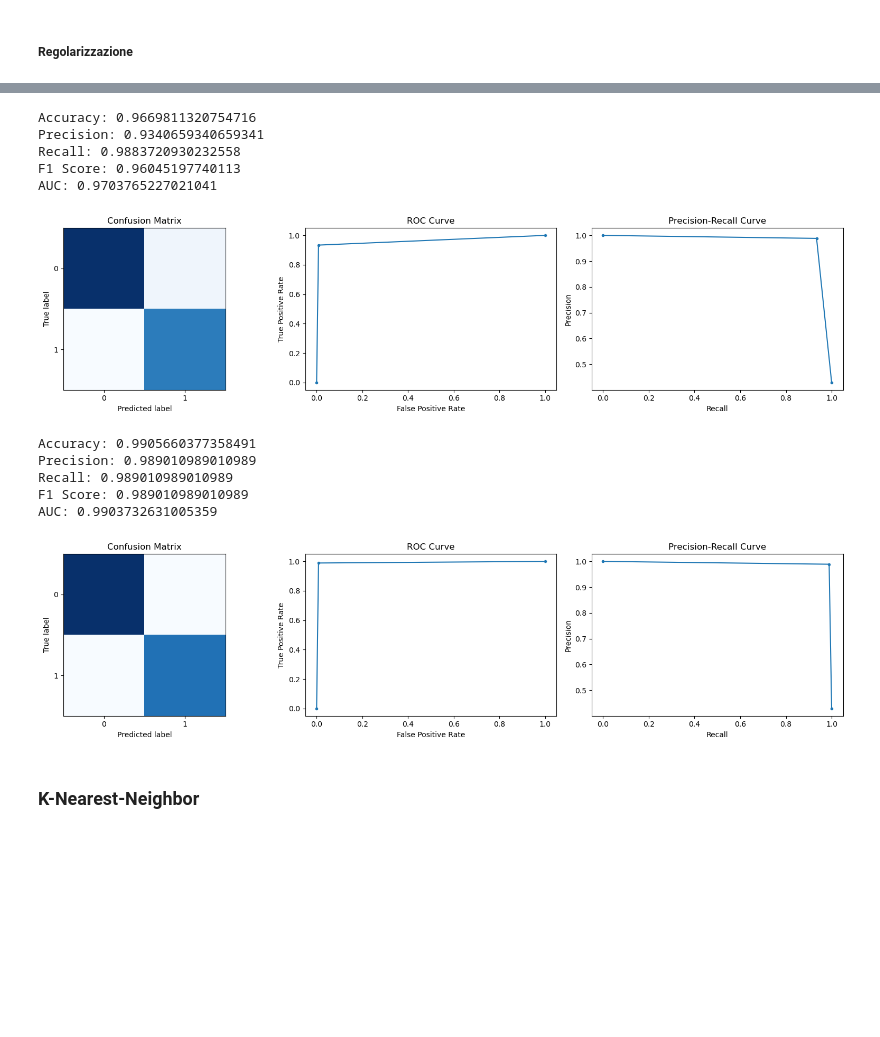
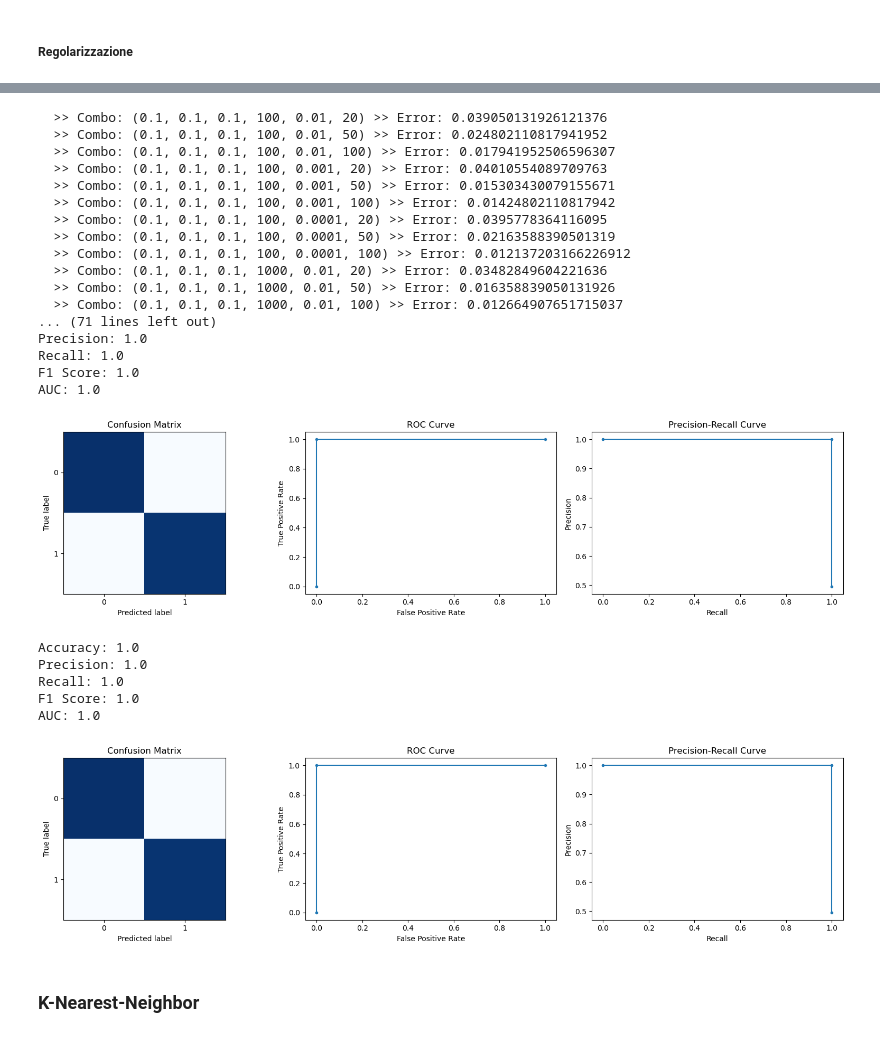
Before and after one commit to alepot55/Predicting-Obesity, a Jupyter notebook: hw1.ipynb, the cells around one changed output, grey strips where cells are left out. Drawn from its saved outputs; the diff is of its cells as text; code cells hidden in the pictures; blank space fills up the shorter version.

```diff
--- a/hw1.ipynb
+++ b/hw1.ipynb
@@ -372,10 +372,16 @@ def grid_search(x, y, model_class, model_params, k, loss, verbose):  # Grid sear
 
         # Stampa il progresso
         if verbose:
-            print(f"Combo: {combo}, Error: {error}")
+            print(f"  >> Combo: {combo} >> Error: {error}")
 
     # Trova la combinazione di parametri con l'errore minore
-    return combinations[np.argmin(errors)]
+    combo_optim = combinations[np.argmin(errors)]
+
+    # Stampa i parametri ottimali
+    if verbose:
+            print(f"  => Optimal combo: {combo_optim} >>")
+
+    return combo_optim
 
 def model_selection(model_class, model_params, mode, k=5, loss=mean_squared_error, bins=-1, verbose=False, standardization=False,):  # Model selection tramite k-fold cross validation
 
@@ -1318,41 +1440,53 @@ AUC: 0.9903732631005359
 # %%
 # Valutazione del modello di regressione logistica stocastica con regolarizzazione L1 + L2
 
 model_params = {
     "lambda1": [0.1],
     "lambda2": [0.1],
-    "alpha": [0.1],
-    "num_iterations": [10000],
-    "cutoff": [0.001],
-    "batch": [20]
+    "alpha": [0.1, 0.01, 0.001],
+    "num_iterations": [100, 1000, 10000],
+    "cutoff": [0.01, 0.001, 0.0001],
+    "batch": [20, 50, 100],
 }
 
-optim_params["Logistic Regression GD"], classification_results["Logistic Regression GD"] = model_selection(MyLogisticRegressor, model_params, standardization=True, mode="classification")
+optim_params["Logistic Regression GD"], classification_results["Logistic Regression GD"] = model_selection(MyLogisticRegressor, model_params, standardization=True, mode="classification", verbose=True)
 
 # Il modello di sklearn
 
 from sklearn.linear_model import LogisticRegression
 
 max_iter = optim_params["Logistic Regression GD"]["num_iterations"]
 tol = optim_params["Logistic Regression GD"]["cutoff"]
 li_ratio = optim_params["Logistic Regression GD"]["lambda1"] / optim_params["Logistic Regression GD"]["lambda1"] + optim_params["Logistic Regression GD"]["lambda2"]
 
 model = LogisticRegression(max_iter=max_iter, tol=tol, solver="saga", penalty="elasticnet", l1_ratio=l1_ratio)
 
 sklearn_results(model, "classification", standardization=True)
 # %% [output]
-Accuracy: 0.9669811320754716
-Precision: 0.9340659340659341
-Recall: 0.9883720930232558
-F1 Score: 0.96045197740113
-AUC: 0.9703765227021041
+  >> Combo: (0.1, 0.1, 0.1, 100, 0.01, 20) >> Error: 0.039050131926121376
+  >> Combo: (0.1, 0.1, 0.1, 100, 0.01, 50) >> Error: 0.024802110817941952
+  >> Combo: (0.1, 0.1, 0.1, 100, 0.01, 100) >> Error: 0.017941952506596307
+  >> Combo: (0.1, 0.1, 0.1, 100, 0.001, 20) >> Error: 0.04010554089709763
+  >> Combo: (0.1, 0.1, 0.1, 100, 0.001, 50) >> Error: 0.015303430079155671
+  >> Combo: (0.1, 0.1, 0.1, 100, 0.001, 100) >> Error: 0.01424802110817942
+  >> Combo: (0.1, 0.1, 0.1, 100, 0.0001, 20) >> Error: 0.0395778364116095
+  >> Combo: (0.1, 0.1, 0.1, 100, 0.0001, 50) >> Error: 0.02163588390501319
+  >> Combo: (0.1, 0.1, 0.1, 100, 0.0001, 100) >> Error: 0.012137203166226912
+  >> Combo: (0.1, 0.1, 0.1, 1000, 0.01, 20) >> Error: 0.03482849604221636
+  >> Combo: (0.1, 0.1, 0.1, 1000, 0.01, 50) >> Error: 0.016358839050131926
+  >> Combo: (0.1, 0.1, 0.1, 1000, 0.01, 100) >> Error: 0.012664907651715037
+... (71 lines left out)
+Precision: 1.0
+Recall: 1.0
+F1 Score: 1.0
+AUC: 1.0
-[figure, old version]
+[figure, new version]
-Accuracy: 0.9905660377358491
-Precision: 0.989010989010989
-Recall: 0.989010989010989
-F1 Score: 0.989010989010989
-AUC: 0.9903732631005359
+Accuracy: 1.0
+Precision: 1.0
+Recall: 1.0
+F1 Score: 1.0
+AUC: 1.0
-[figure, old version]
+[figure, new version]
 # %% [markdown]
 ### K-Nearest-Neighbor
 # %% [markdown]
```
Also changed, not shown: parts of 28 cells of this notebook.
